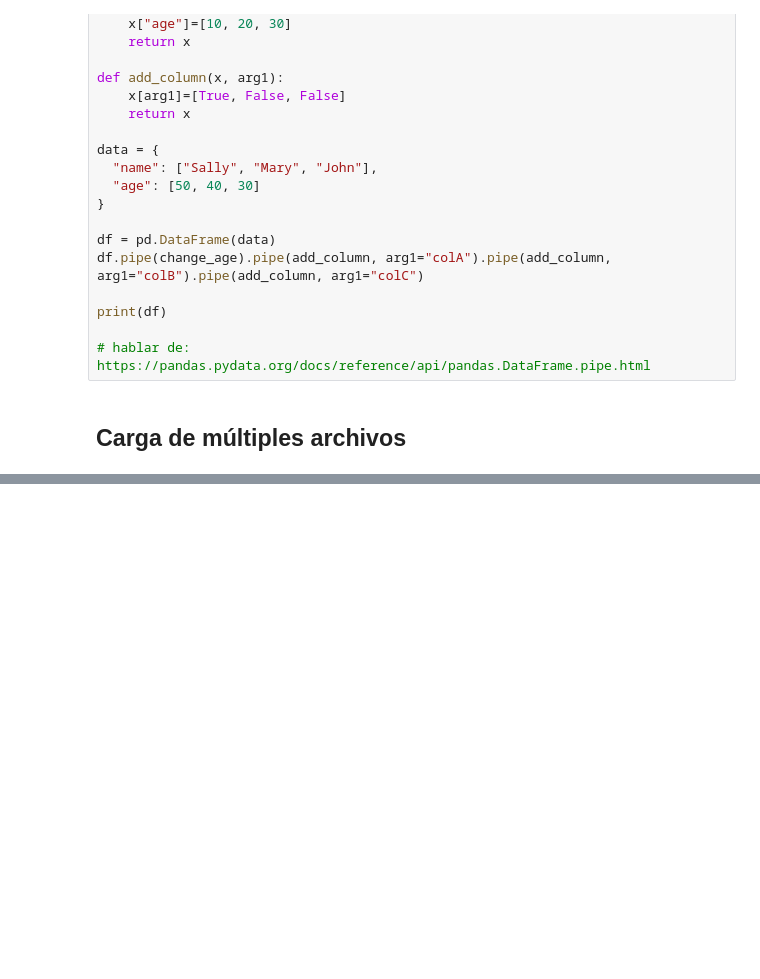
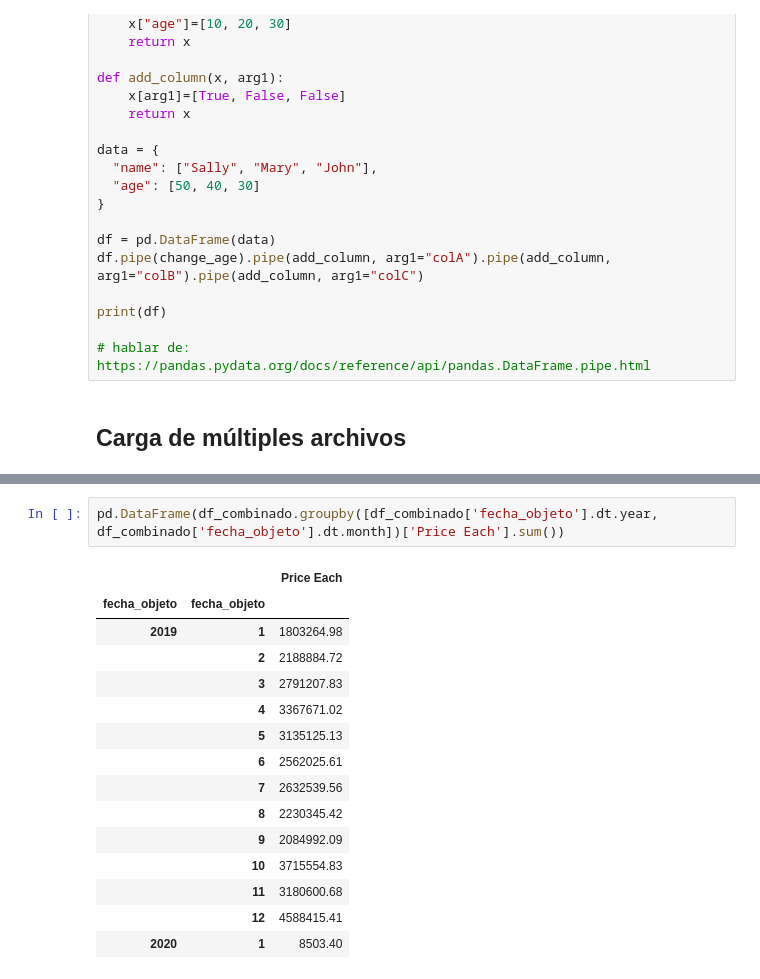
Before and after one commit to carlosjara/Nivelatorio, a Jupyter notebook: S4/Demos_S4_recuento_pre_ejercicio.ipynb, the cells around one changed output, grey strips where cells are left out. Cells and saved outputs as stored; diff of their text form; blank space fills up the shorter version.

```diff
--- a/S4/Demos_S4_recuento_pre_ejercicio.ipynb
+++ b/S4/Demos_S4_recuento_pre_ejercicio.ipynb
@@ -353,0 +345,18 @@ dataframes[0].pipe(dropper).pipe(clean_headers).pipe(formatear_fecha)
+# %%
+pd.DataFrame(df_combinado.groupby([df_combinado['fecha_objeto'].dt.year, df_combinado['fecha_objeto'].dt.month])['Price Each'].sum())
+# %% [output]
+|  |  | Price Each |
+| fecha_objeto | fecha_objeto |  |
+| 2019 | 1 | 1803264.98 |
+|  | 2 | 2188884.72 |
+|  | 3 | 2791207.83 |
+|  | 4 | 3367671.02 |
+|  | 5 | 3135125.13 |
+|  | 6 | 2562025.61 |
+|  | 7 | 2632539.56 |
+|  | 8 | 2230345.42 |
+|  | 9 | 2084992.09 |
+|  | 10 | 3715554.83 |
+|  | 11 | 3180600.68 |
+|  | 12 | 4588415.41 |
+| 2020 | 1 | 8503.40 |
```
Also changed, not shown: parts of 8 cells of this notebook.
